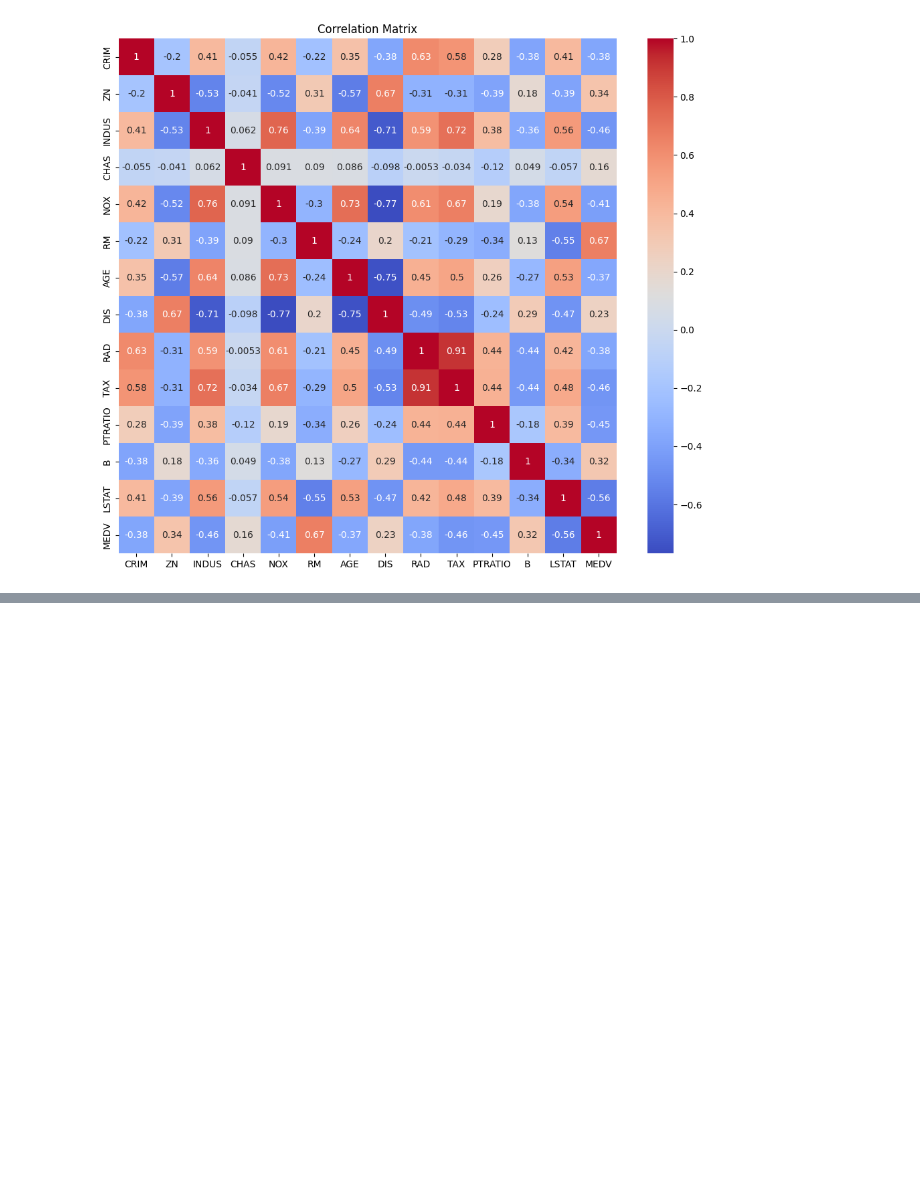
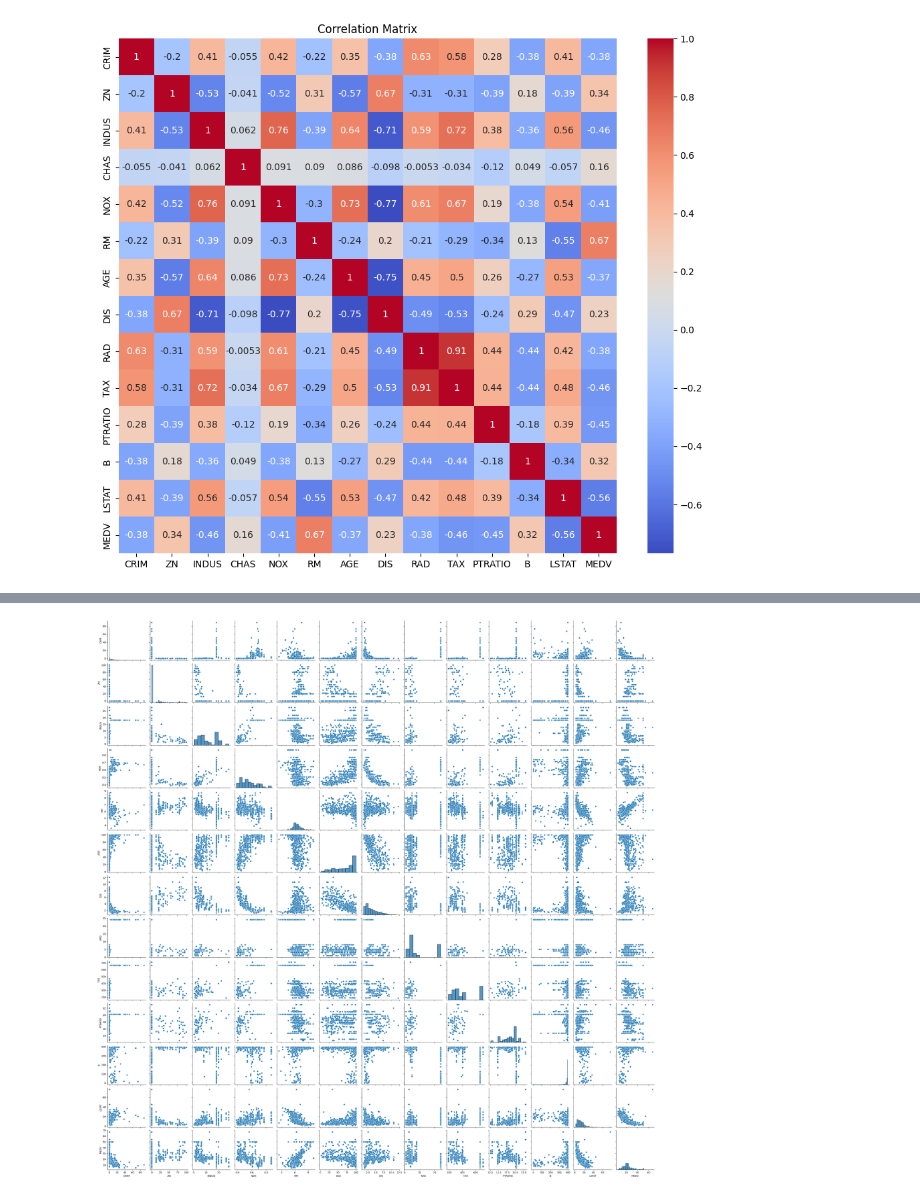
Before and after one commit to happycode-ch/Boston_Housing_Data, a Jupyter notebook: real_estate_kaggle_data_analysis.ipynb, the cells around one changed output, grey strips where cells are left out. Drawn from its saved outputs; the diff is of its cells as text; code cells hidden in the pictures; blank space fills up the shorter version.

Commit message:
Added summary of hypo 1 and pairplot.

```diff
--- a/real_estate_kaggle_data_analysis.ipynb
+++ b/real_estate_kaggle_data_analysis.ipynb
@@ -164,0 +183,7 @@ These insights underscore the need to address multicollinearity, as evidenced by
+# %%
+# Pairplot for selected features, Visualising pairwise relationships between a few selected features and the target variable.
+selected_features = ['CRIM', 'ZN', 'INDUS', 'NOX', 'RM', 'AGE', 'DIS', 'RAD', 'TAX', 'PTRATIO', 'B', 'LSTAT', 'MEDV']
+sns.pairplot(real_estate[selected_features])
+plt.show()
+# %% [output]
+[figure, added]
```
Also changed, not shown: parts of 10 cells of this notebook.
